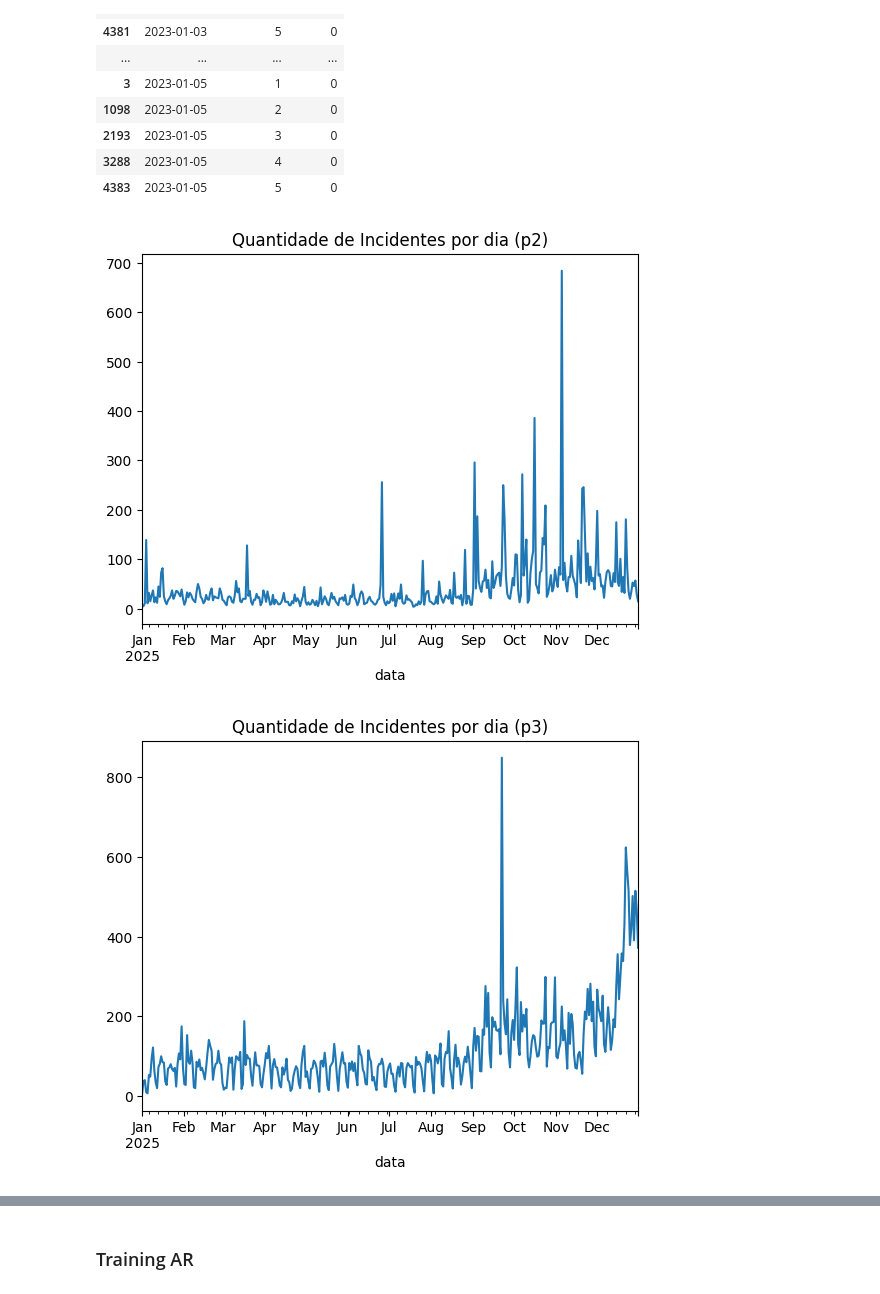
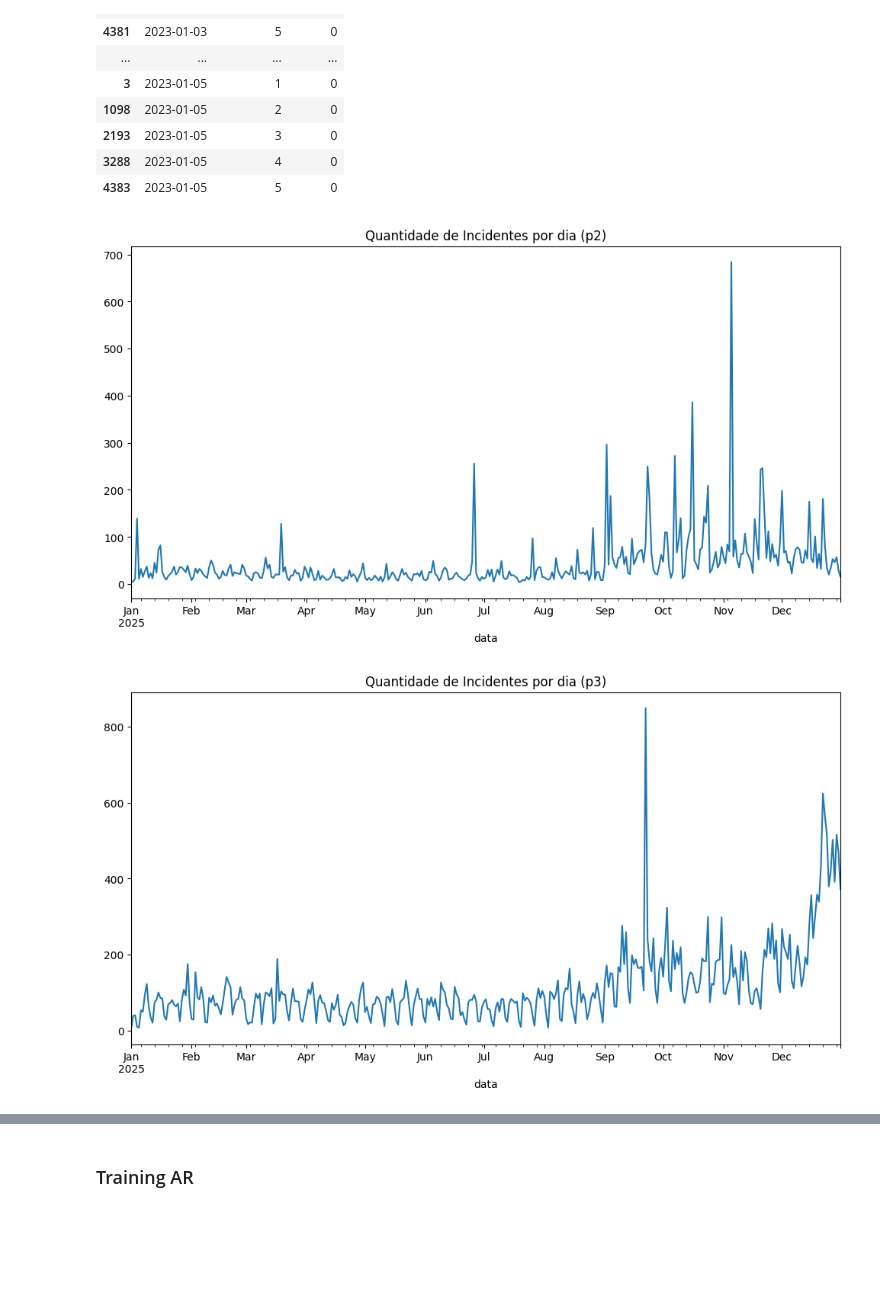
Before and after one commit to jffdevbr/challenge_locaweb, a Jupyter notebook: notebooks/model_training.ipynb, the cells around one changed output, grey strips where cells are left out. Drawn from its saved outputs; the diff is of its cells as text; code cells hidden in the pictures; blank space fills up the shorter version.

```diff
--- a/notebooks/model_training.ipynb
+++ b/notebooks/model_training.ipynb
@@ -237,12 +237,17 @@ for p in priorities:
   dfs[p].drop(columns='prioridade', inplace=True)
   dfs[p].sort_index(inplace=True)
   dfs[p] = dfs[p][dfs[p].index.year >= 2025]
+  if dfs[p].index.freq is None:
+        dfs[p] = dfs[p].asfreq('D')
+
+dfs["p4"] = dfs["p4"][dfs["p4"].index.month >= 9]
 # %%
 # Plotagem da série
 for p in priorities:
   series = dfs[p]['qtd_inc']
+  plt.figure(figsize=(12, 6))
   series.plot(title=f"Quantidade de Incidentes por dia ({p})")
   plt.show()
 # %% [output]
-[figure, old version]
+[figure, new version]
-[figure, old version]
+[figure, new version]
```
Also changed, not shown: parts of 10 cells of this notebook.
